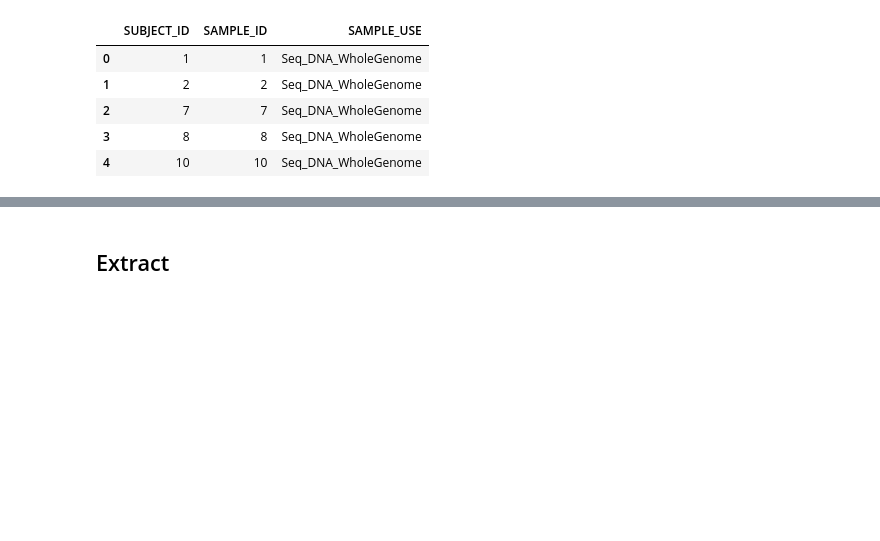
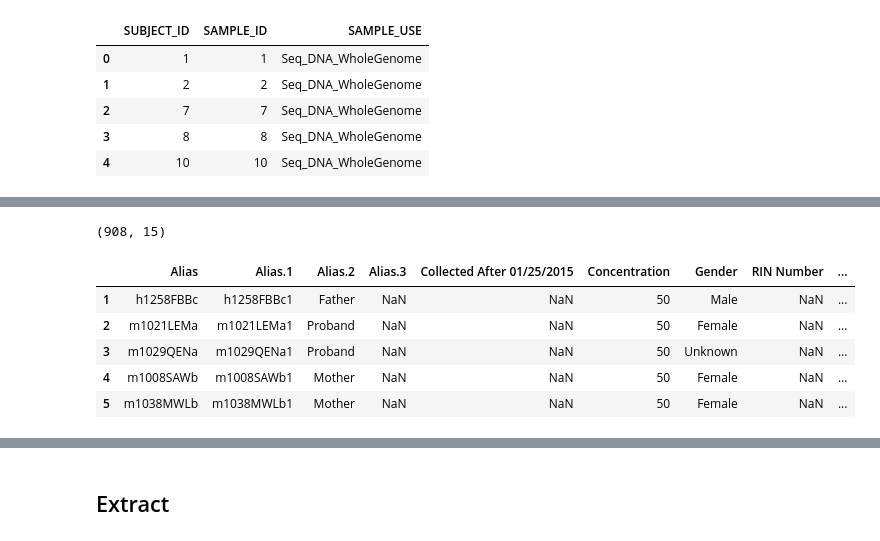
Before and after one commit to ConnorBarnhill/kf-api-dataservice, a Jupyter notebook: dataservice/util/data_import/chung/Chung-Import.ipynb, the cells around one changed output, grey strips where cells are left out. Drawn from its saved outputs; the diff is of its cells as text; code cells hidden in the pictures; blank space fills up the shorter version.

```diff
--- a/dataservice/util/data_import/chung/Chung-Import.ipynb
+++ b/dataservice/util/data_import/chung/Chung-Import.ipynb
@@ -338 +424,21 @@ df.describe(include=['O']).T.sort_values('unique', ascending=False)
 | SAMPLE_USE | 1556 | 1 | Seq_DNA_WholeGenome | 1556 |
+# %%
+# Sample manifests
+# Combine all sample manifest sheets
+dfs = [pd.read_excel(os.path.join(MANIFESTS_DIR, filename))
+
+       for filename in os.listdir(MANIFESTS_DIR)
+
+       ]
+df = pd.concat(dfs)
+df = df[df['Sample ID'].notnull()]
+print(df.shape)
+df.head()
+# %% [output]
+(908, 15)
+|  | Alias | Alias.1 | Alias.2 | Alias.3 | Collected After 01/25/2015 | Concentration | Gender | RIN Number | ... |
+| 1 | h1258FBBc | h1258FBBc1 | Father | NaN | NaN | 50 | Male | NaN | ... |
+| 2 | m1021LEMa | m1021LEMa1 | Proband | NaN | NaN | 50 | Female | NaN | ... |
+| 3 | m1029QENa | m1029QENa1 | Proband | NaN | NaN | 50 | Unknown | NaN | ... |
+| 4 | m1008SAWb | m1008SAWb1 | Mother | NaN | NaN | 50 | Female | NaN | ... |
+| 5 | m1038MWLb | m1038MWLb1 | Mother | NaN | NaN | 50 | Female | NaN | ... |
```
Also changed, not shown: parts of 32 cells of this notebook.
